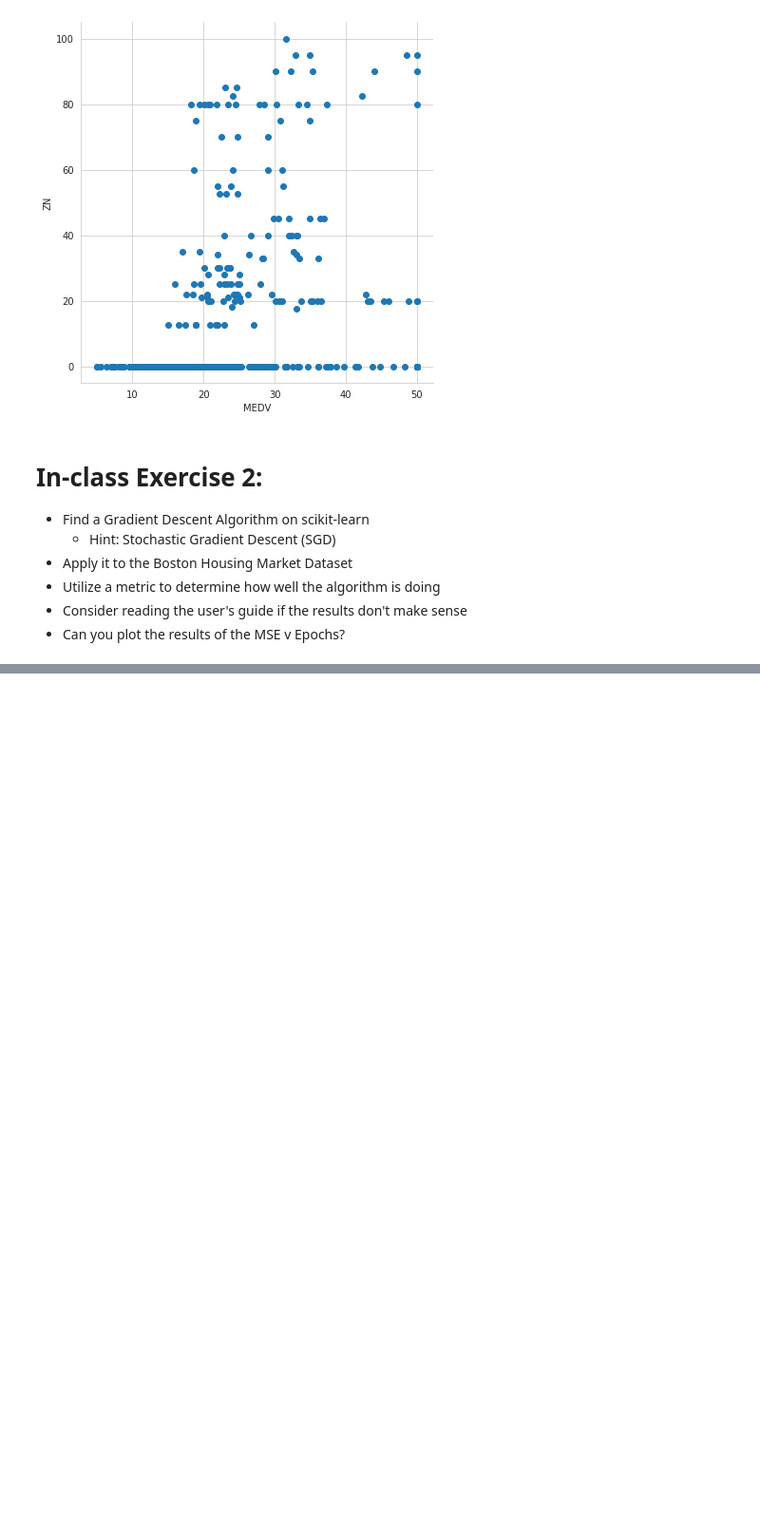
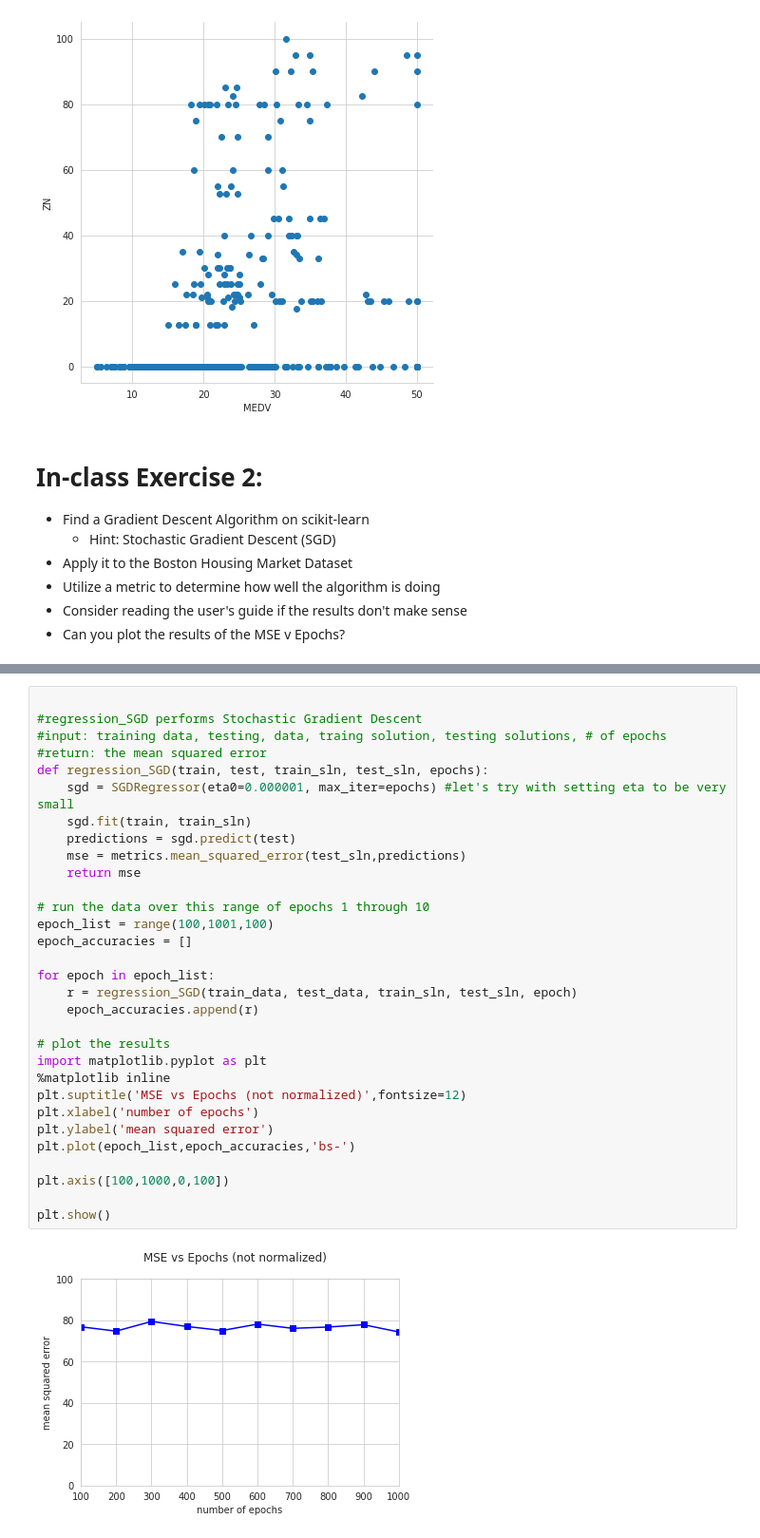
Before and after one commit to elhoth/Notes, a Jupyter notebook: Day17_Notes_perceptron_f21.ipynb, the cells around one changed output, grey strips where cells are left out. Shown at 95% size. Cells and saved outputs as stored; diff of their text form; blank space fills up the shorter version.

```diff
--- a/Day17_Notes_perceptron_f21.ipynb
+++ b/Day17_Notes_perceptron_f21.ipynb
@@ -174,0 +264,33 @@ sns.FacetGrid(data,height = 6).map(plt.scatter,'MEDV','ZN')
+# %%
+
+#regression_SGD performs Stochastic Gradient Descent
+#input: training data, testing, data, traing solution, testing solutions, # of epochs
+#return: the mean squared error
+def regression_SGD(train, test, train_sln, test_sln, epochs):
+    sgd = SGDRegressor(eta0=0.000001, max_iter=epochs) #let's try with setting eta to be very small
+    sgd.fit(train, train_sln)
+    predictions = sgd.predict(test)
+    mse = metrics.mean_squared_error(test_sln,predictions)
+    return mse
+
+# run the data over this range of epochs 1 through 10
+epoch_list = range(100,1001,100)
+epoch_accuracies = []
+
+for epoch in epoch_list:
+    r = regression_SGD(train_data, test_data, train_sln, test_sln, epoch)
+    epoch_accuracies.append(r)
+
+# plot the results
+import matplotlib.pyplot as plt
+%matplotlib inline
+plt.suptitle('MSE vs Epochs (not normalized)',fontsize=12)
+plt.xlabel('number of epochs')
+plt.ylabel('mean squared error')
+plt.plot(epoch_list,epoch_accuracies,'bs-')
+
+plt.axis([100,1000,0,100])
+
+plt.show()
+# %% [output]
+[figure, added]
```
Also changed, not shown: parts of 7 cells of this notebook.
